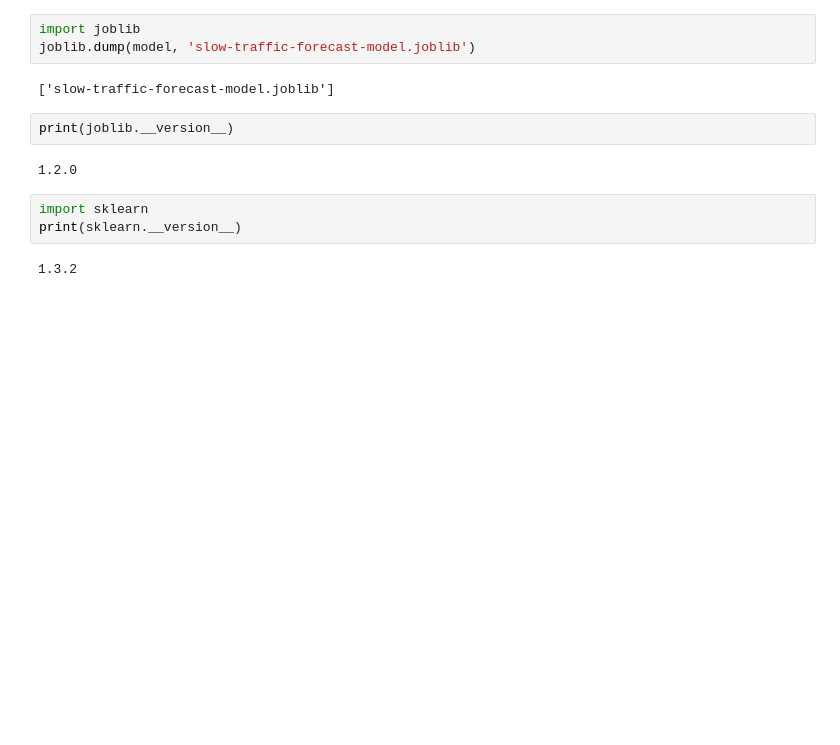
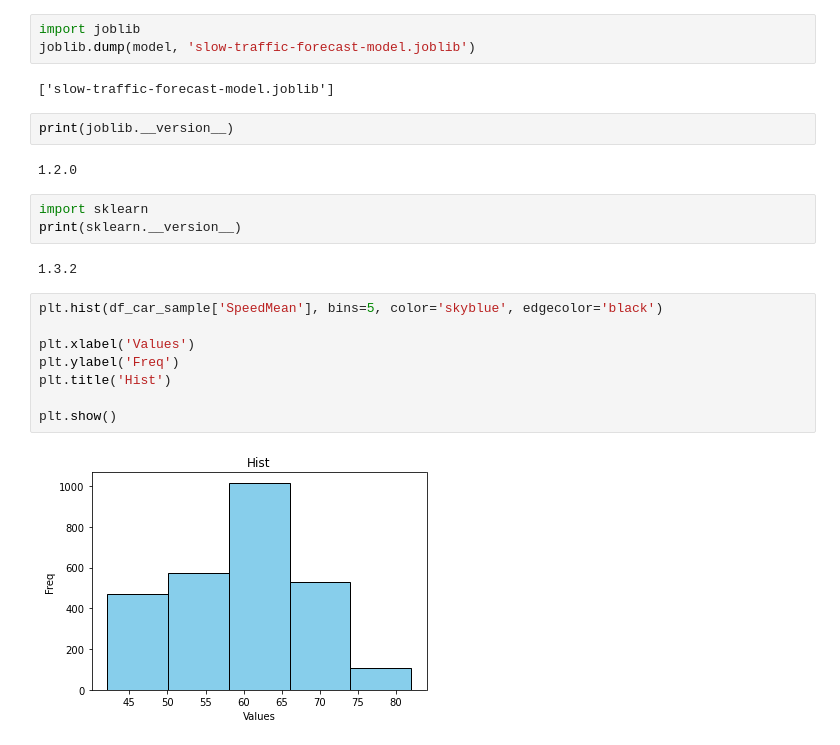
Before and after one commit to makleyston-ufc/ufcity-cloud-openstack, a Jupyter notebook: ufcity-ai-models/slow-traffic-forecast/Slow traffic forecast.ipynb, the cells around one changed output. Cells and saved outputs as stored; diff of their text form; blank space fills up the shorter version.

```diff
--- a/ufcity-ai-models/slow-traffic-forecast/Slow traffic forecast.ipynb
+++ b/ufcity-ai-models/slow-traffic-forecast/Slow traffic forecast.ipynb
@@ -218,3 +218,13 @@ import sklearn
 print(sklearn.__version__)
 # %% [output]
 1.3.2
+# %%
+plt.hist(df_car_sample['SpeedMean'], bins=5, color='skyblue', edgecolor='black')
+
+plt.xlabel('Values')
+plt.ylabel('Freq')
+plt.title('Hist')
+
+plt.show()
+# %% [output]
+[figure, added]
```
Also changed, not shown: 27 other files.
